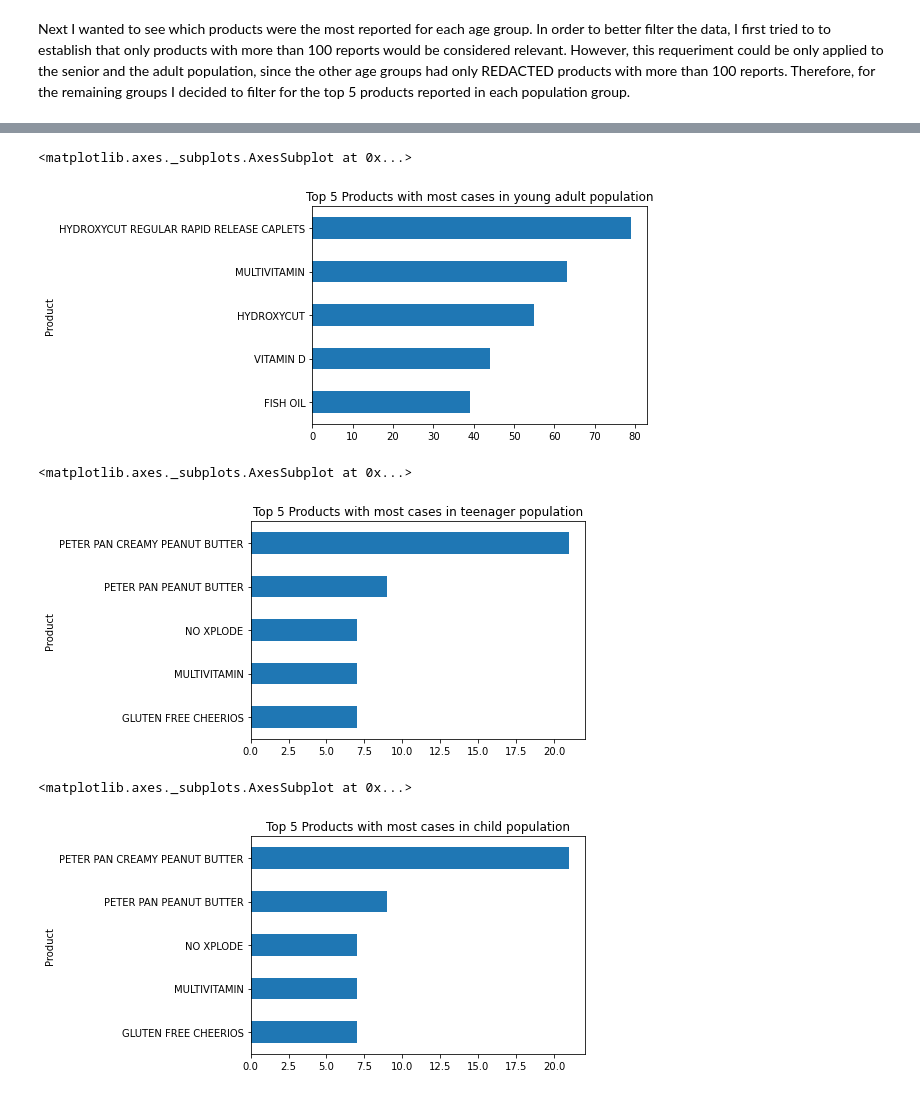
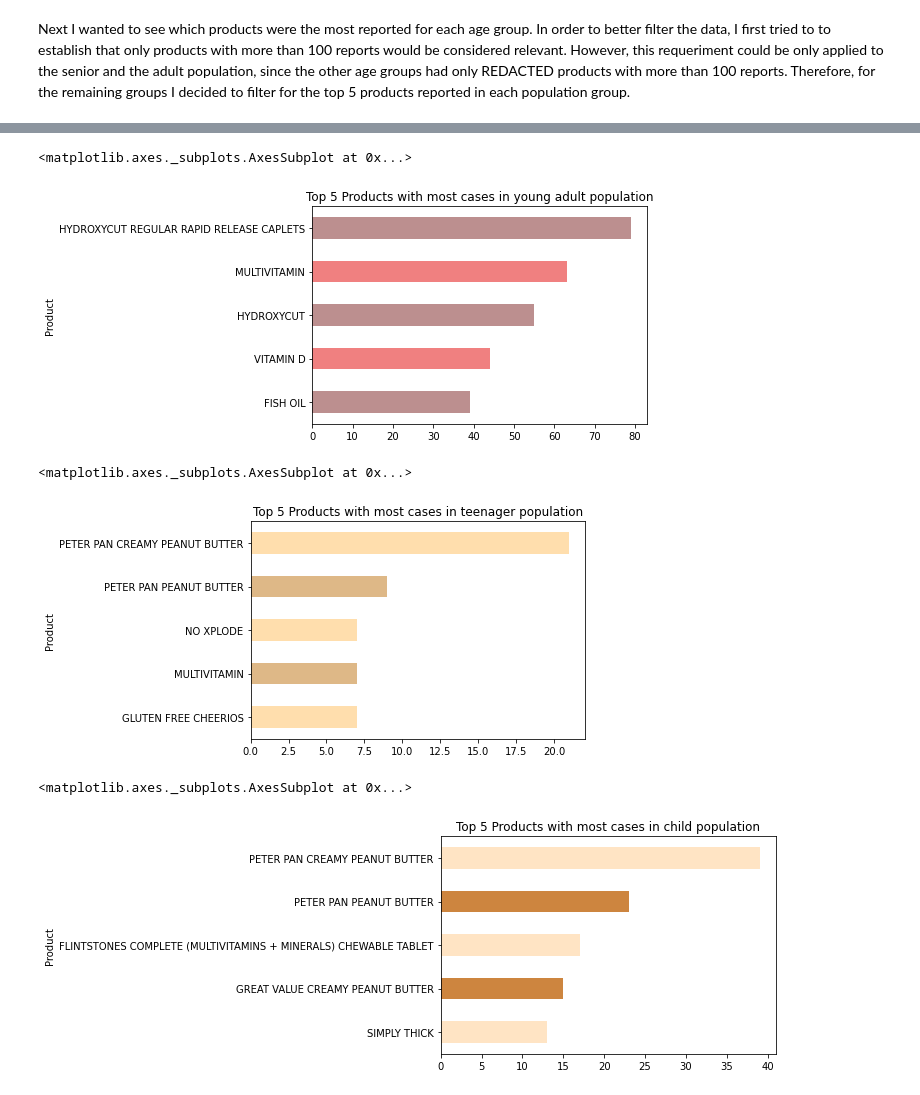
Before and after one commit to ErickTilieri/data_analysis, a Jupyter notebook: FDApandas.ipynb, the cells around one changed output, grey strips where cells are left out. Saved outputs shown, nothing was run; the diff lists cells and outputs as text; code cells hidden in the pictures.

```diff
--- a/FDApandas.ipynb
+++ b/FDApandas.ipynb
@@ -227,26 +227,26 @@ df_youngAdult = df_age_product[(df_age_product['Age Bins'].str.contains("youngAd
 df_youngAdult_count = df_youngAdult.groupby('Product').size().sort_values(ascending=False)
 df_youngAdult_relevant = df_youngAdult_count[df_youngAdult_count.index!='REDACTED']
 df_youngAdult_top = df_youngAdult_relevant[:5].sort_values()
-df_youngAdult_top.plot.barh(title='Top 5 Products with most cases in young adult population')
+df_youngAdult_top.plot.barh(title='Top 5 Products with most cases in young adult population', color={'rosybrown','lightcoral'})
 # %% [output]
 <matplotlib.axes._subplots.AxesSubplot at 0x...>
-[figure, old version]
+[figure, new version]
 # %%
 df_teenager = df_age_product[(df_age_product['Age Bins'].str.contains("teenager"))]
 df_teenager_count = df_teenager.groupby('Product').size().sort_values(ascending=False)
 df_teenager_relevant = df_teenager_count[df_teenager_count.index!='REDACTED']
 df_teenager_top = df_teenager_relevant[:5].sort_values()
-df_teenager_top.plot.barh(title='Top 5 Products with most cases in teenager population')
+df_teenager_top.plot.barh(title='Top 5 Products with most cases in teenager population', color={'navajowhite','burlywood'})
 # %% [output]
 <matplotlib.axes._subplots.AxesSubplot at 0x...>
-[figure, old version]
+[figure, new version]
 # %%
-df_child = df_age_product[(df_age_product['Age Bins'].str.contains("teenager"))]
+df_child = df_age_product[(df_age_product['Age Bins'].str.contains("child"))]
 df_child_count = df_child.groupby('Product').size().sort_values(ascending=False)
 df_child_relevant = df_child_count[df_child_count.index!='REDACTED']
 df_child_top = df_child_relevant[:5].sort_values()
-df_child_top.plot.barh(title='Top 5 Products with most cases in child population')
+df_child_top.plot.barh(title='Top 5 Products with most cases in child population',color={'peru','bisque'})
 # %% [output]
 <matplotlib.axes._subplots.AxesSubplot at 0x...>
-[figure, old version]
+[figure, new version]
 # %%
```
Also changed, not shown: parts of 5 cells of this notebook.
